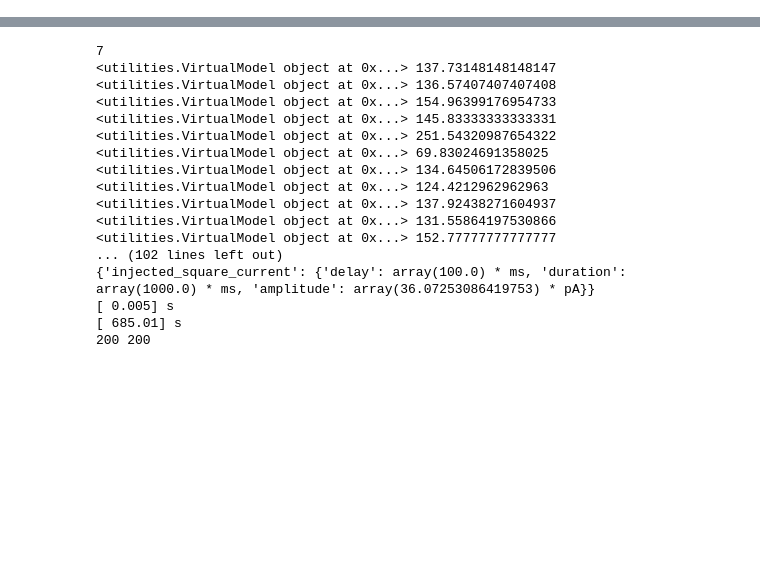
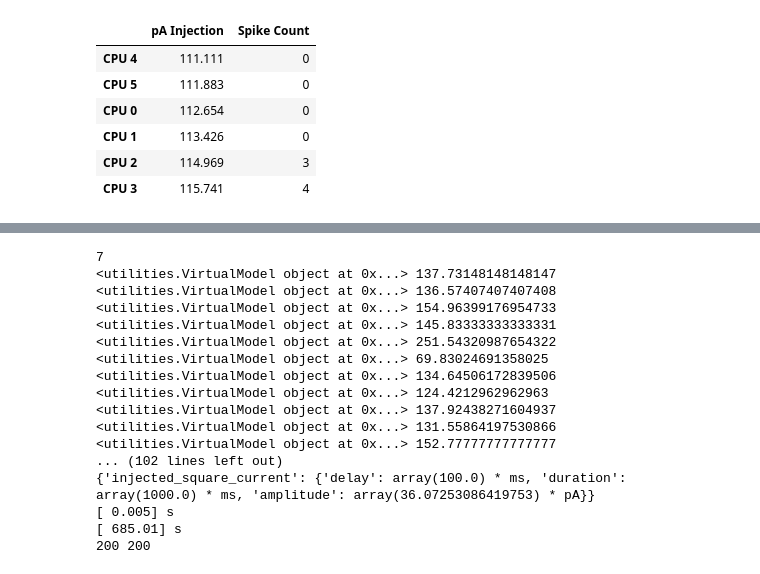
Before and after one commit to scidash/neuronunit, a Jupyter notebook: neuronunit/optimization/for_poster.ipynb, the cells around one changed output, grey strips where cells are left out. Drawn from its saved outputs; the diff is of its cells as text; code cells hidden in the pictures; blank space fills up the shorter version.

```diff
--- a/neuronunit/optimization/for_poster.ipynb
+++ b/neuronunit/optimization/for_poster.ipynb
@@ -0,0 +110,10 @@
+# %%
+s3
+# %% [output]
+|  | pA Injection | Spike Count |
+| CPU 4 | 111.111 | 0 |
+| CPU 5 | 111.883 | 0 |
+| CPU 0 | 112.654 | 0 |
+| CPU 1 | 113.426 | 0 |
+| CPU 2 | 114.969 | 3 |
+| CPU 3 | 115.741 | 4 |
```
Also changed, not shown: parts of 7 cells of this notebook.
